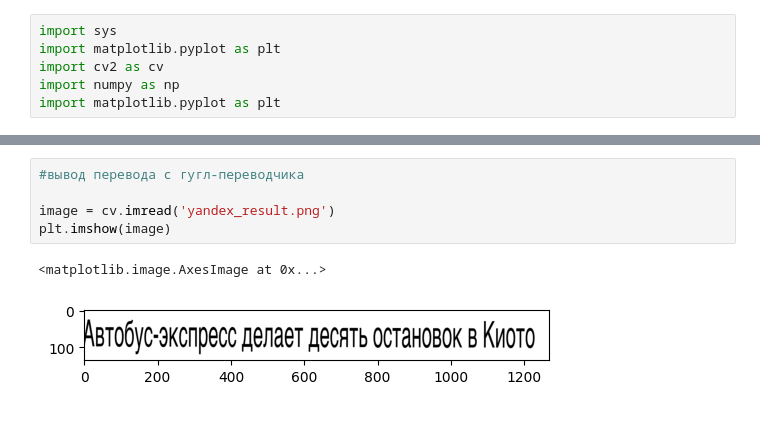
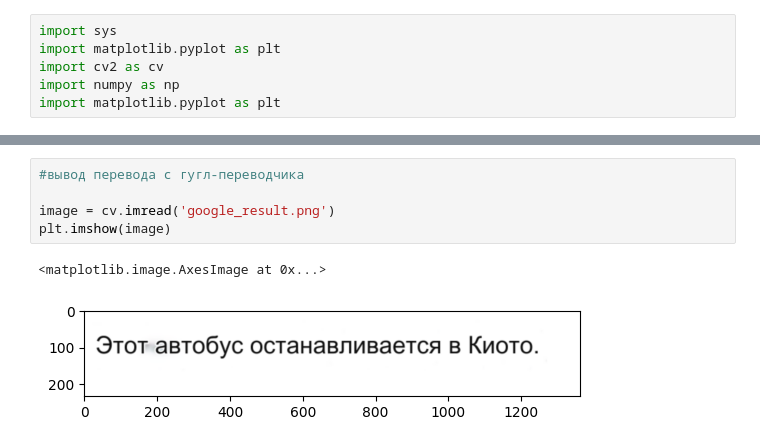
Before and after one commit to Ruslan-704/images, a Jupyter notebook: lab4/lab4.ipynb, the cells around one changed output, grey strips where cells are left out. Saved outputs shown, nothing was run; the diff lists cells and outputs as text.

```diff
--- a/lab4/lab4.ipynb
+++ b/lab4/lab4.ipynb
@@ -45,8 +64,8 @@ True
 # %%
 #вывод перевода с гугл-переводчика
 
-image = cv.imread('yandex_result.png')
+image = cv.imread('google_result.png')
 plt.imshow(image)
 # %% [output]
 <matplotlib.image.AxesImage at 0x...>
-[figure, old version]
+[figure, new version]
```
Also changed, not shown: parts of 5 cells of this notebook, 1 other file.
